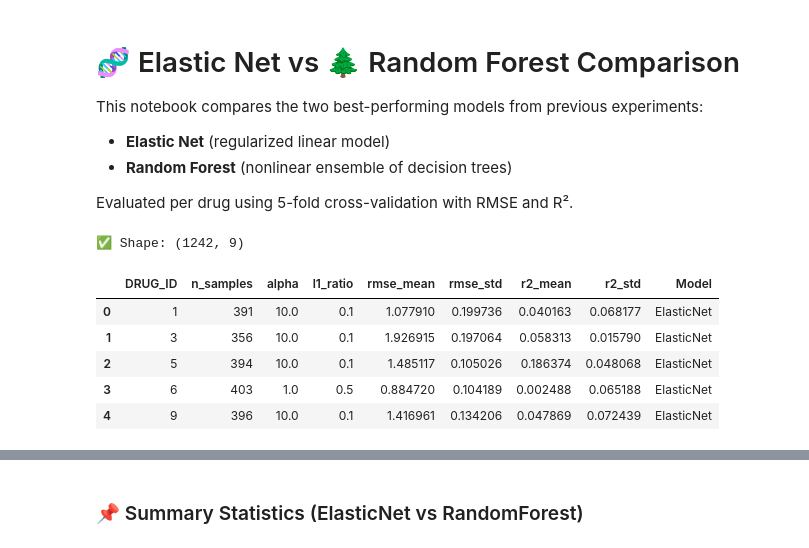
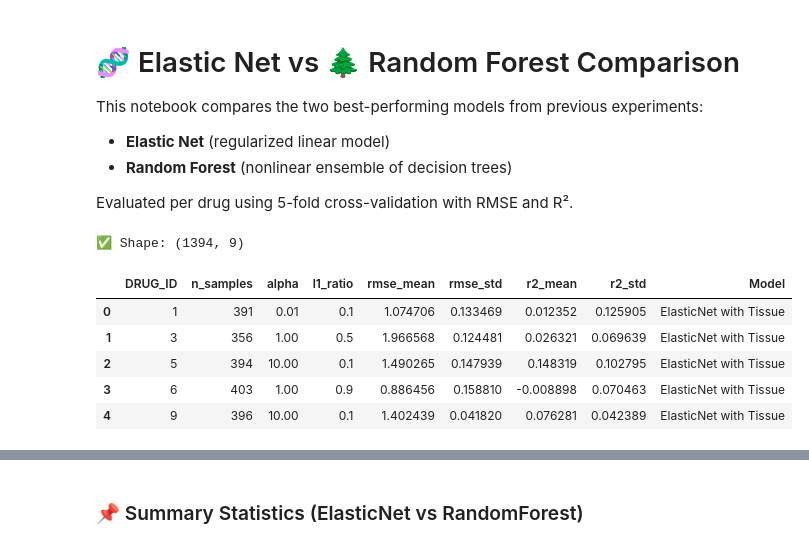
Before and after one commit to goncalo-aroeira/thesis_implementation, a Jupyter notebook: bulk_state_of_the_art/notebooks/04_model_training/best_models_comparison.ipynb, the cells around one changed output, grey strips where cells are left out. Cells and saved outputs as stored; diff of their text form; code cells hidden in the pictures.

```diff
--- a/bulk_state_of_the_art/notebooks/04_model_training/best_models_comparison.ipynb
+++ b/bulk_state_of_the_art/notebooks/04_model_training/best_models_comparison.ipynb
@@ -10,28 +10,29 @@ Evaluated per drug using 5-fold cross-validation with RMSE and R².
 # %%
 import pandas as pd
 import seaborn as sns
 import matplotlib.pyplot as plt
 
 NUM_PCS = 20
 
 # Load files
-elastic = pd.read_csv(f"01_simple_baselines/results/elastic_net/elastic_net_results_{NUM_PCS}_pcs.csv").assign(Model="ElasticNet")
+elastic = pd.read_csv(f"01_simple_baselines/results/elastic_net/elastic_net_results_{NUM_PCS}_pcs.csv").assign(Model="ElasticNet with Tissue")
 rf = pd.read_csv(f"02_complex_baselines/rf/results/model_performance_summary_{NUM_PCS}_pcs.csv").assign(Model="RandomForest")
+#rf = pd.read_csv(f"01_simple_baselines/results/elastic_net_2/elastic_net_results_{NUM_PCS}_pcs.csv").assign(Model="Elastic Net only pca")
 
 # Merge
 elastic_rf_df = pd.concat([elastic, rf], ignore_index=True)
 elastic_rf_df.rename(columns=lambda c: c.strip().replace("²", "^2"), inplace=True)
 
 print("✅ Shape:", elastic_rf_df.shape)
 elastic_rf_df.head()
 # %% [output]
-✅ Shape: (1242, 9)
+✅ Shape: (1394, 9)
 |  | DRUG_ID | n_samples | alpha | l1_ratio | rmse_mean | rmse_std | r2_mean | r2_std | Model |
-| 0 | 1 | 391 | 10.0 | 0.1 | 1.077910 | 0.199736 | 0.040163 | 0.068177 | ElasticNet |
-| 1 | 3 | 356 | 10.0 | 0.1 | 1.926915 | 0.197064 | 0.058313 | 0.015790 | ElasticNet |
-| 2 | 5 | 394 | 10.0 | 0.1 | 1.485117 | 0.105026 | 0.186374 | 0.048068 | ElasticNet |
-| 3 | 6 | 403 | 1.0 | 0.5 | 0.884720 | 0.104189 | 0.002488 | 0.065188 | ElasticNet |
-| 4 | 9 | 396 | 10.0 | 0.1 | 1.416961 | 0.134206 | 0.047869 | 0.072439 | ElasticNet |
+| 0 | 1 | 391 | 0.01 | 0.1 | 1.074706 | 0.133469 | 0.012352 | 0.125905 | ElasticNet with Tissue |
+| 1 | 3 | 356 | 1.00 | 0.5 | 1.966568 | 0.124481 | 0.026321 | 0.069639 | ElasticNet with Tissue |
+| 2 | 5 | 394 | 10.00 | 0.1 | 1.490265 | 0.147939 | 0.148319 | 0.102795 | ElasticNet with Tissue |
+| 3 | 6 | 403 | 1.00 | 0.9 | 0.886456 | 0.158810 | -0.008898 | 0.070463 | ElasticNet with Tissue |
+| 4 | 9 | 396 | 10.00 | 0.1 | 1.402439 | 0.041820 | 0.076281 | 0.042389 | ElasticNet with Tissue |
 # %%
 filtered_df = elastic_rf_df[
     (elastic_rf_df["rmse_mean"] <= 3.5) &
```
Also changed, not shown: parts of 4 cells of this notebook, 6 other files.
